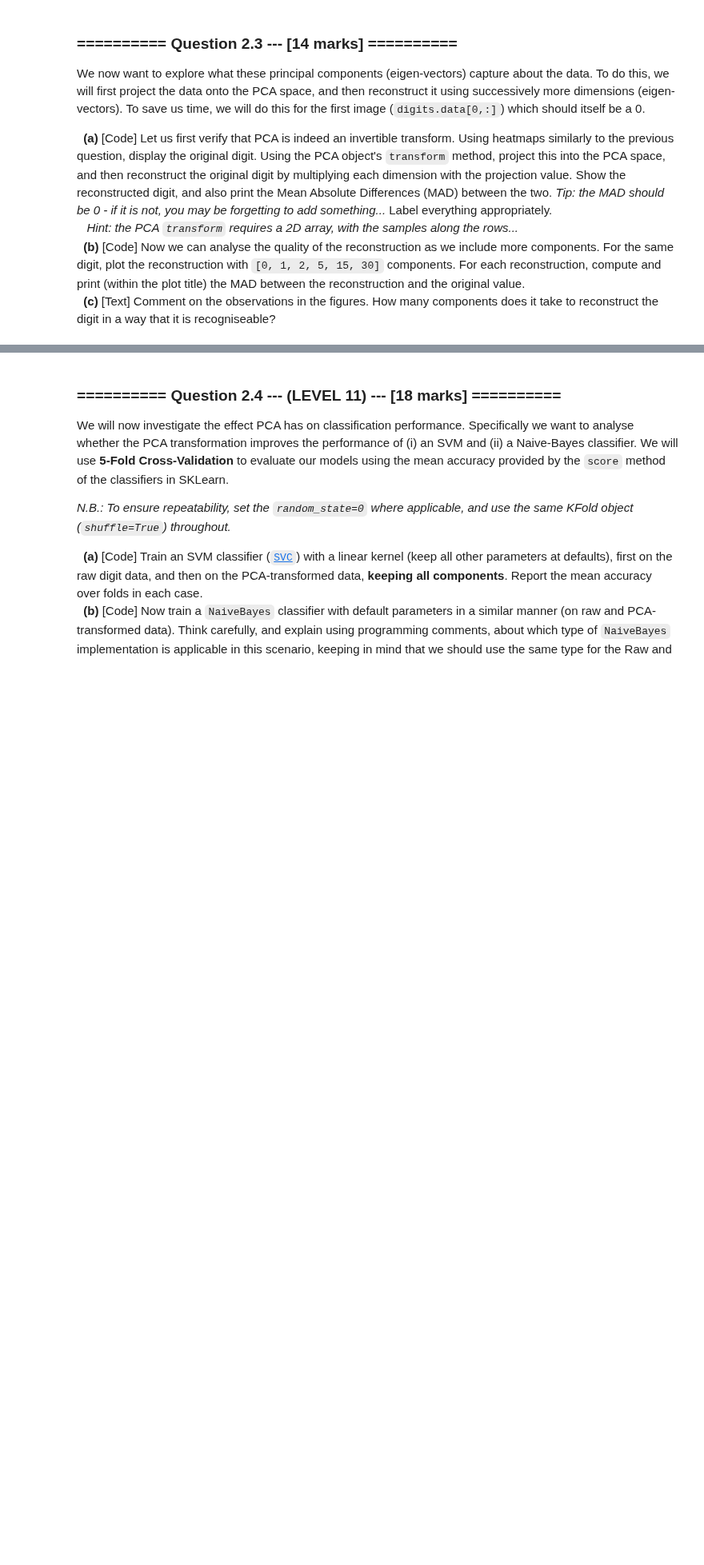
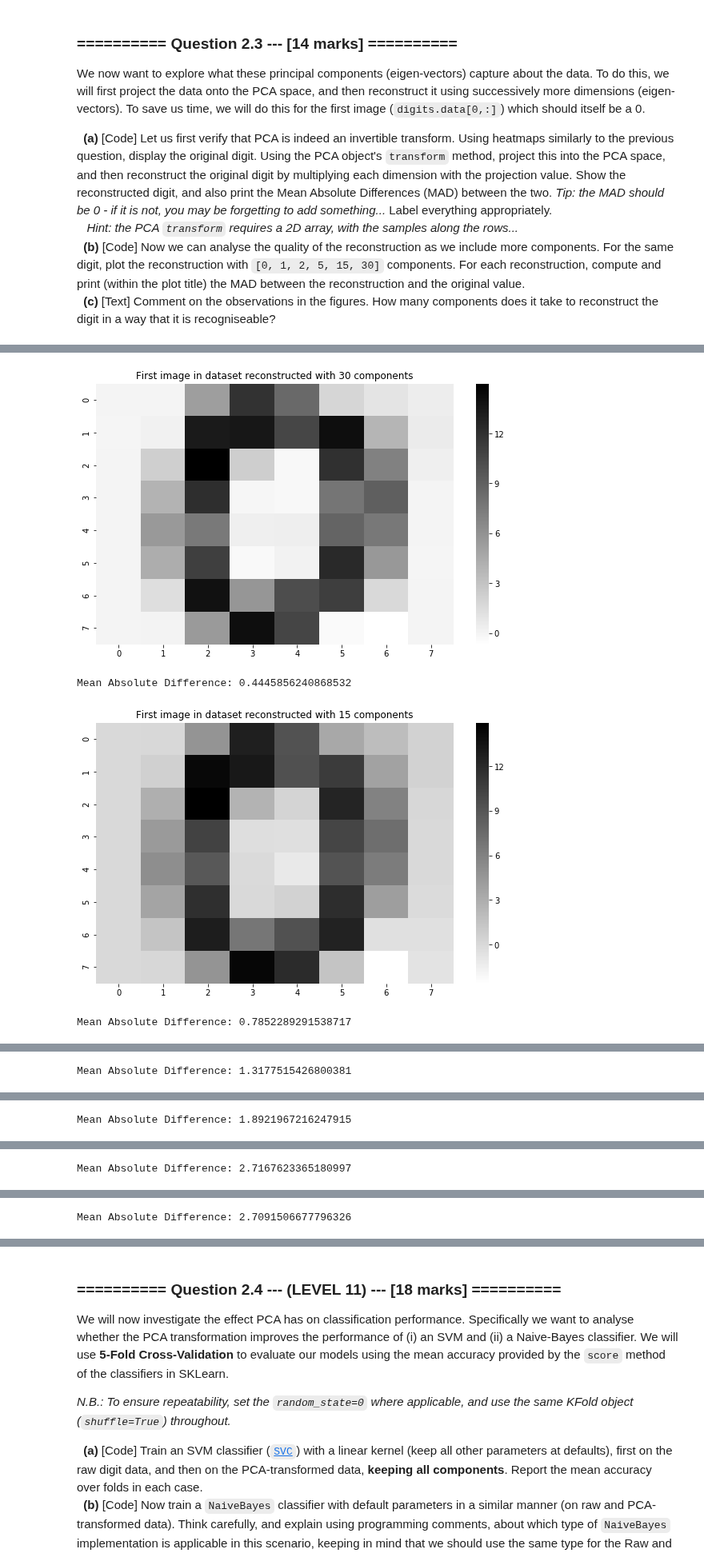
Before and after one commit to zhanshenlc/IAML2018, a Jupyter notebook: Assignments/04_B_PCA.ipynb, the cells around one changed output, grey strips where cells are left out. Shown at 80% size. Cells and saved outputs as stored; diff of their text form; code cells hidden in the pictures; blank space fills up the shorter version.

```diff
--- a/Assignments/04_B_PCA.ipynb
+++ b/Assignments/04_B_PCA.ipynb
@@ -328,0 +352,15 @@ MAD: 4.59375
+# %%
+#(b) # Your Code goes here:
+comp_num = [30, 15, 5, 2, 1, 0] # [0, 1, 2, 5, 15, 30]
+for co in comp_num:
+    first_image_re1 = np.dot(projection[:,:co], pca.components_[:co, :]) + pca.mean_
+    plt12 = plt.figure(figsize=(10, 6))
+    plt12 = sns.heatmap(data=first_image_re1.reshape(8, 8), annot=False, cmap="binary")
+    plt12.set_title('First image in dataset reconstructed with {} components'.format(co))
+    plt.show()
+    print("Mean Absolute Difference: {:}".format(mad(first_image_re1, first_image)))
+# %% [output]
+[figure, added]
+Mean Absolute Difference: 0.4445856240868532
+[figure, added]
+Mean Absolute Difference: 0.7852289291538717
@@ -328,0 +368 @@ MAD: 4.59375
+Mean Absolute Difference: 1.3177515426800381
@@ -328,0 +370 @@ MAD: 4.59375
+Mean Absolute Difference: 1.8921967216247915
@@ -328,0 +372 @@ MAD: 4.59375
+Mean Absolute Difference: 2.7167623365180997
@@ -329,2 +374,3 @@ MAD: 4.59375
+Mean Absolute Difference: 2.7091506677796326
 # %% [markdown]
 (c) ***Your answer goes here:***
```
Also changed, not shown: parts of 16 cells of this notebook.
